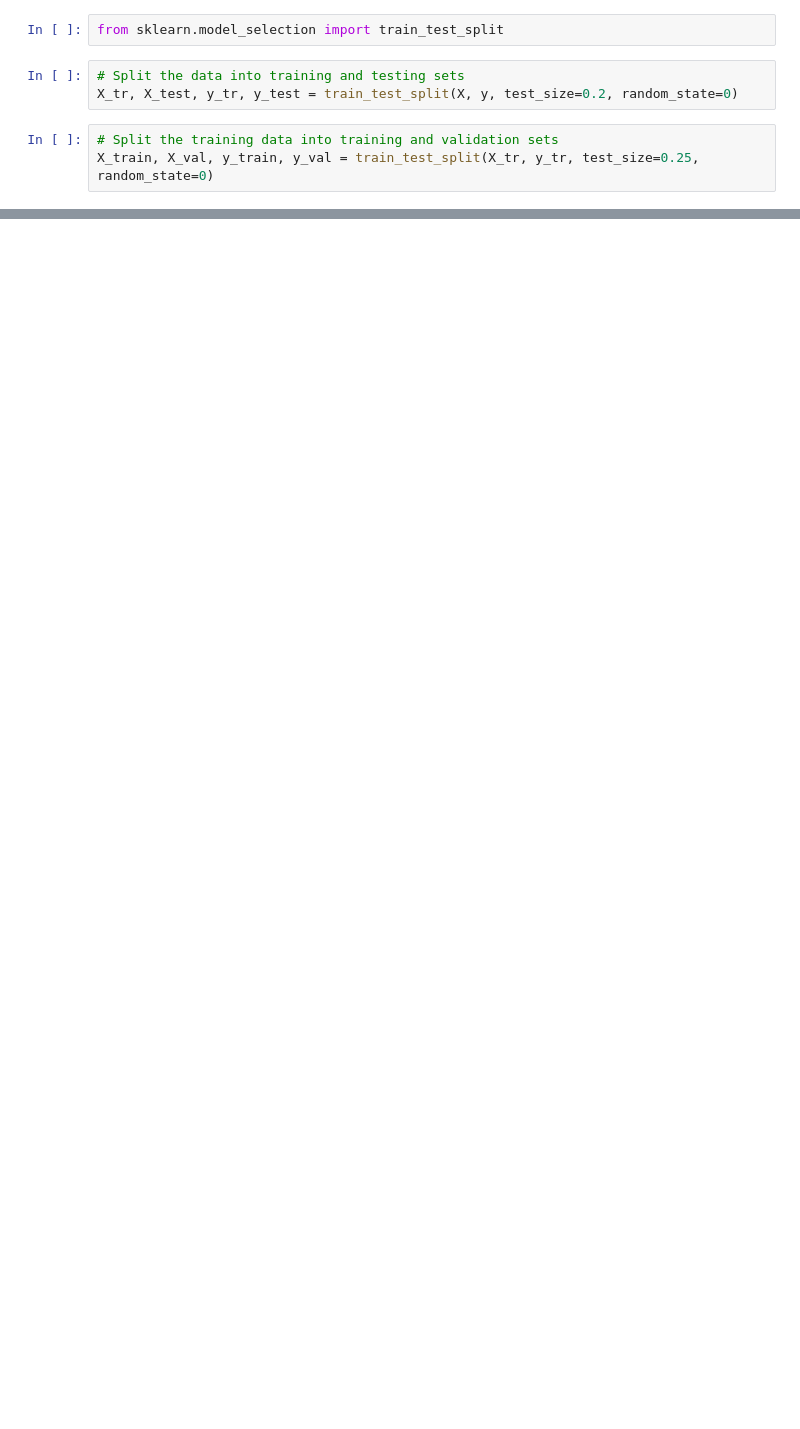
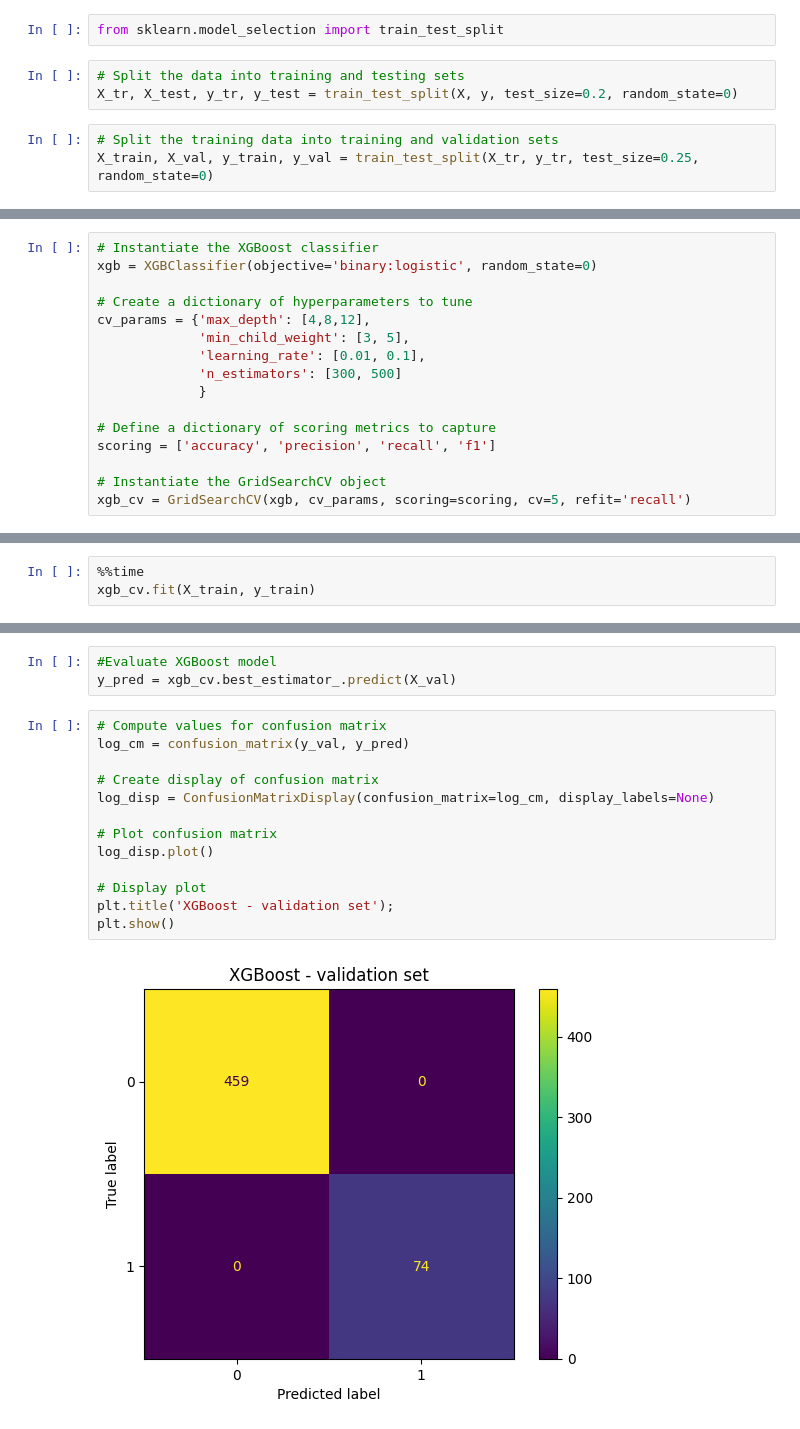
Before and after one commit to IamMayur95/Telecom-User-Churn, a Jupyter notebook: research/trials.ipynb, the cells around one changed output, grey strips where cells are left out. Saved outputs shown, nothing was run; the diff lists cells and outputs as text; blank space fills up the shorter version.

```diff
--- a/research/trials.ipynb
+++ b/research/trials.ipynb
@@ -302,0 +422,16 @@ X_train.shape, X_val.shape, X_test.shape, y_train.shape, y_val.shape, y_test.sha
+# %%
+# Instantiate the XGBoost classifier
+xgb = XGBClassifier(objective='binary:logistic', random_state=0)
+
+# Create a dictionary of hyperparameters to tune
+cv_params = {'max_depth': [4,8,12],
+             'min_child_weight': [3, 5],
+             'learning_rate': [0.01, 0.1],
+             'n_estimators': [300, 500]
+             }
+
+# Define a dictionary of scoring metrics to capture
+scoring = ['accuracy', 'precision', 'recall', 'f1']
+
+# Instantiate the GridSearchCV object
+xgb_cv = GridSearchCV(xgb, cv_params, scoring=scoring, cv=5, refit='recall')
@@ -302,0 +440,3 @@ X_train.shape, X_val.shape, X_test.shape, y_train.shape, y_val.shape, y_test.sha
+# %%
+%%time
+xgb_cv.fit(X_train, y_train)
@@ -302,0 +477,18 @@ X_train.shape, X_val.shape, X_test.shape, y_train.shape, y_val.shape, y_test.sha
+# %%
+#Evaluate XGBoost model
+y_pred = xgb_cv.best_estimator_.predict(X_val)
+# %%
+# Compute values for confusion matrix
+log_cm = confusion_matrix(y_val, y_pred)
+
+# Create display of confusion matrix
+log_disp = ConfusionMatrixDisplay(confusion_matrix=log_cm, display_labels=None)
+
+# Plot confusion matrix
+log_disp.plot()
+
+# Display plot
+plt.title('XGBoost - validation set');
+plt.show()
+# %% [output]
+[figure, added]
```
Also changed, not shown: parts of 34 cells of this notebook, 1 other file.
